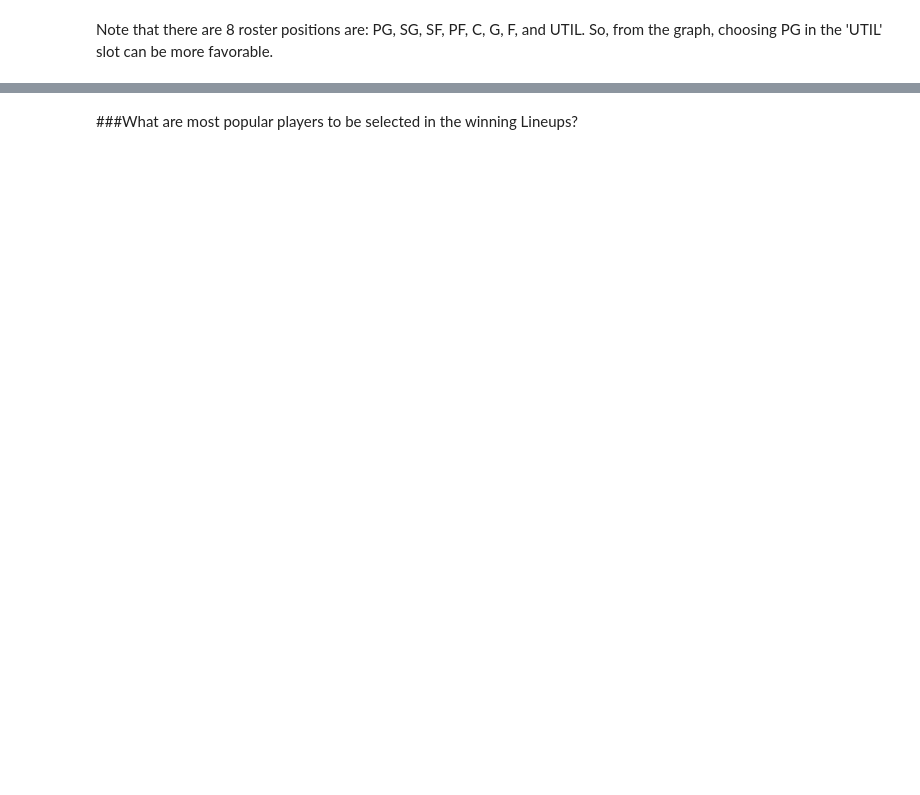
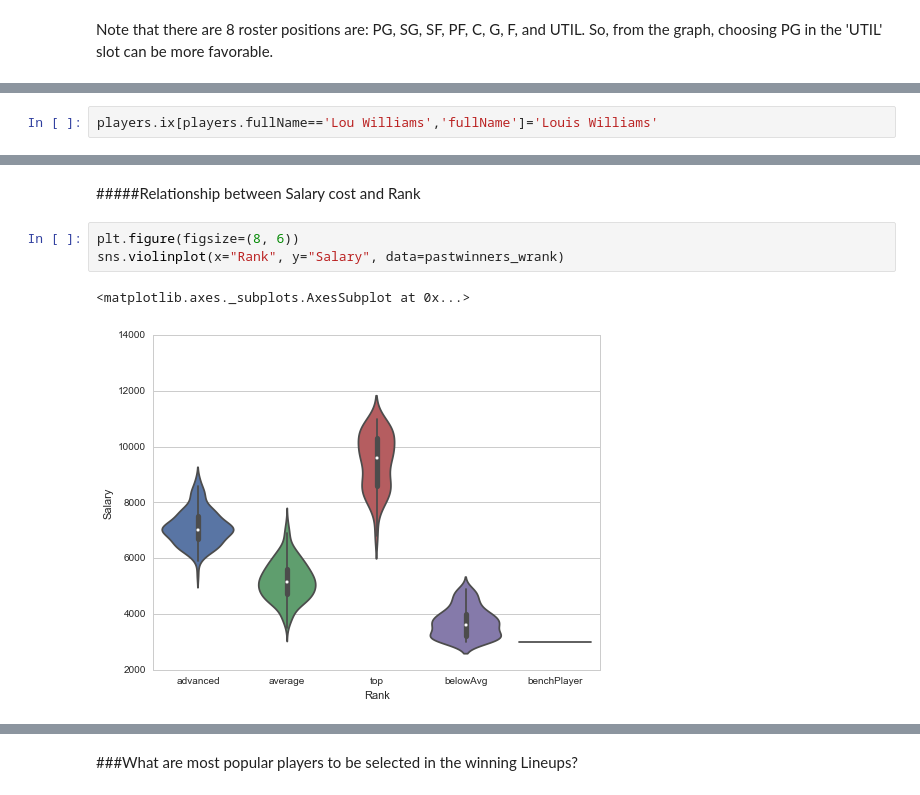
Before and after one commit to jpzhangvincent/NBAFantasySportBetting-ML-project, a Jupyter notebook: Data Munging& EDA/EDA for the best LineUp record.ipynb, the cells around one changed output, grey strips where cells are left out. Cells and saved outputs as stored; diff of their text form; blank space fills up the shorter version.

```diff
--- a/Data Munging& EDA/EDA for the best LineUp record.ipynb
+++ b/Data Munging& EDA/EDA for the best LineUp record.ipynb
@@ -107,0 +120,2 @@ Note that there are 8 roster positions are: PG, SG, SF, PF, C, G, F, and UTIL. S
+# %%
+players.ix[players.fullName=='Lou Williams','fullName']='Louis Williams'
@@ -107,0 +133,8 @@ Note that there are 8 roster positions are: PG, SG, SF, PF, C, G, F, and UTIL. S
+# %% [markdown]
+#####Relationship between Salary cost and Rank
+# %%
+plt.figure(figsize=(8, 6))
+sns.violinplot(x="Rank", y="Salary", data=pastwinners_wrank)
+# %% [output]
+<matplotlib.axes._subplots.AxesSubplot at 0x...>
+[figure, added]
```
Also changed, not shown: parts of 48 cells of this notebook, 5 other files.
